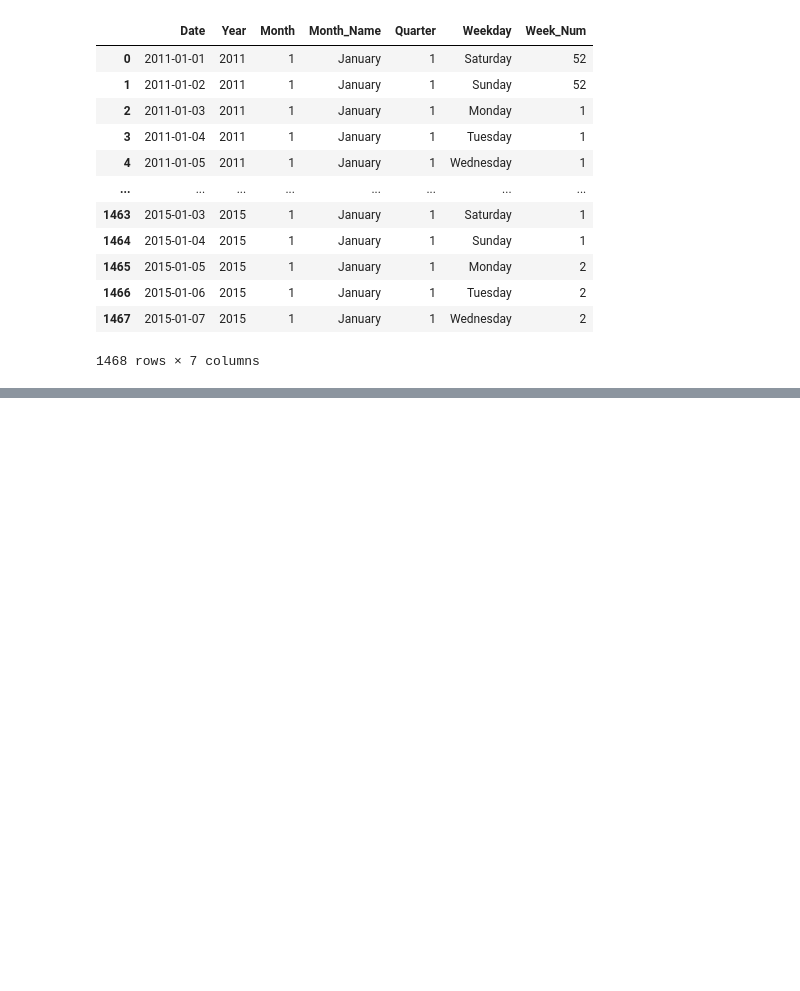
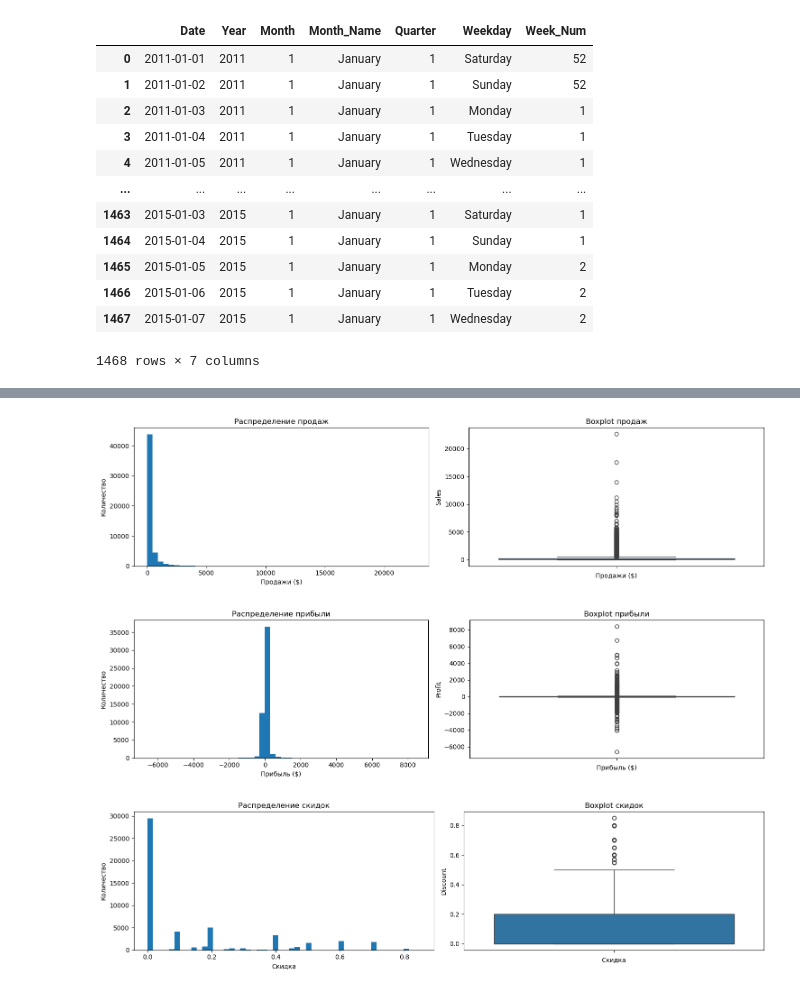
Before and after one commit to AlexanderSh11/powerbi-sales-dashboard-global-superstore, a Jupyter notebook: notebooks/01_eda_and_data_preparation.ipynb, the cells around one changed output, grey strips where cells are left out. Cells and saved outputs as stored; diff of their text form; code cells hidden in the pictures; blank space fills up the shorter version.

Commit message:
Набросок плана работ, Анализ продаж и прибыли, анализ по категориям

```diff
--- a/notebooks/01_eda_and_data_preparation.ipynb
+++ b/notebooks/01_eda_and_data_preparation.ipynb
@@ -179,0 +257,43 @@ calendar_df
+# %%
+plt.figure(figsize=(15, 4))
+plt.subplot(1, 2, 1)
+plt.hist(data_processed["Sales"], bins=50)
+plt.title("Распределение продаж")
+plt.xlabel("Продажи ($)")
+plt.ylabel("Количество")
+plt.subplot(1, 2, 2)
+sns.boxplot(data_processed["Sales"])
+plt.title("Boxplot продаж")
+plt.xlabel("Продажи ($)")
+plt.tight_layout()
+plt.show()
+
+plt.figure(figsize=(15, 4))
+plt.subplot(1, 2, 1)
+plt.hist(data_processed["Profit"], bins=50)
+plt.title("Распределение прибыли")
+plt.xlabel("Прибыль ($)")
+plt.ylabel("Количество")
+plt.subplot(1, 2, 2)
+sns.boxplot(data_processed["Profit"])
+plt.title("Boxplot прибыли")
+plt.xlabel("Прибыль ($)")
+plt.tight_layout()
+plt.show()
+
+plt.figure(figsize=(15, 4))
+plt.subplot(1, 2, 1)
+plt.hist(data_processed["Discount"], bins=50)
+plt.title("Распределение скидок")
+plt.xlabel("Скидка")
+plt.ylabel("Количество")
+plt.subplot(1, 2, 2)
+sns.boxplot(data_processed["Discount"])
+plt.title("Boxplot скидок")
+plt.xlabel("Скидка")
+plt.tight_layout()
+plt.show()
+# %% [output]
+[figure, added]
+[figure, added]
+[figure, added]
```
Also changed, not shown: parts of 32 cells of this notebook.
